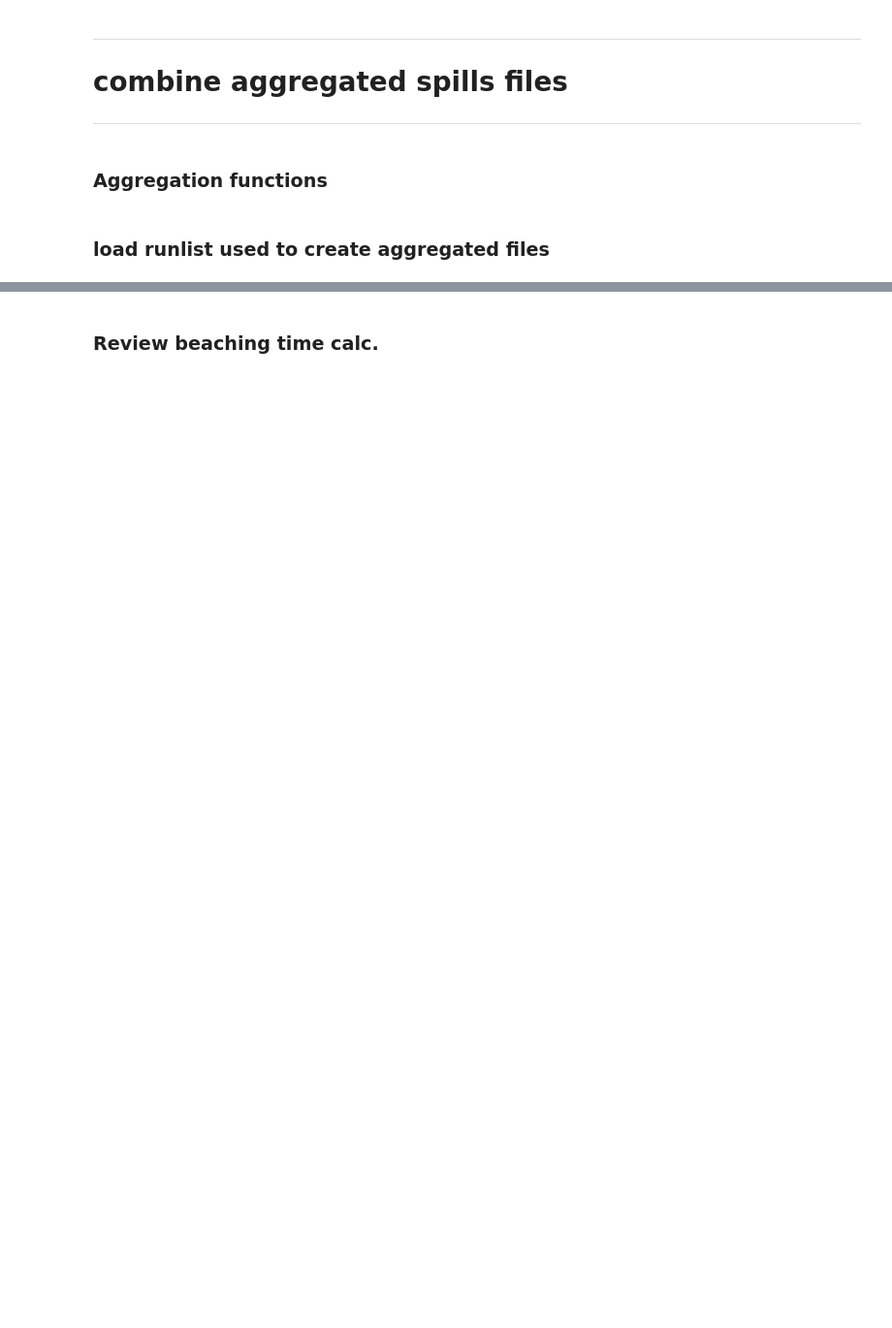
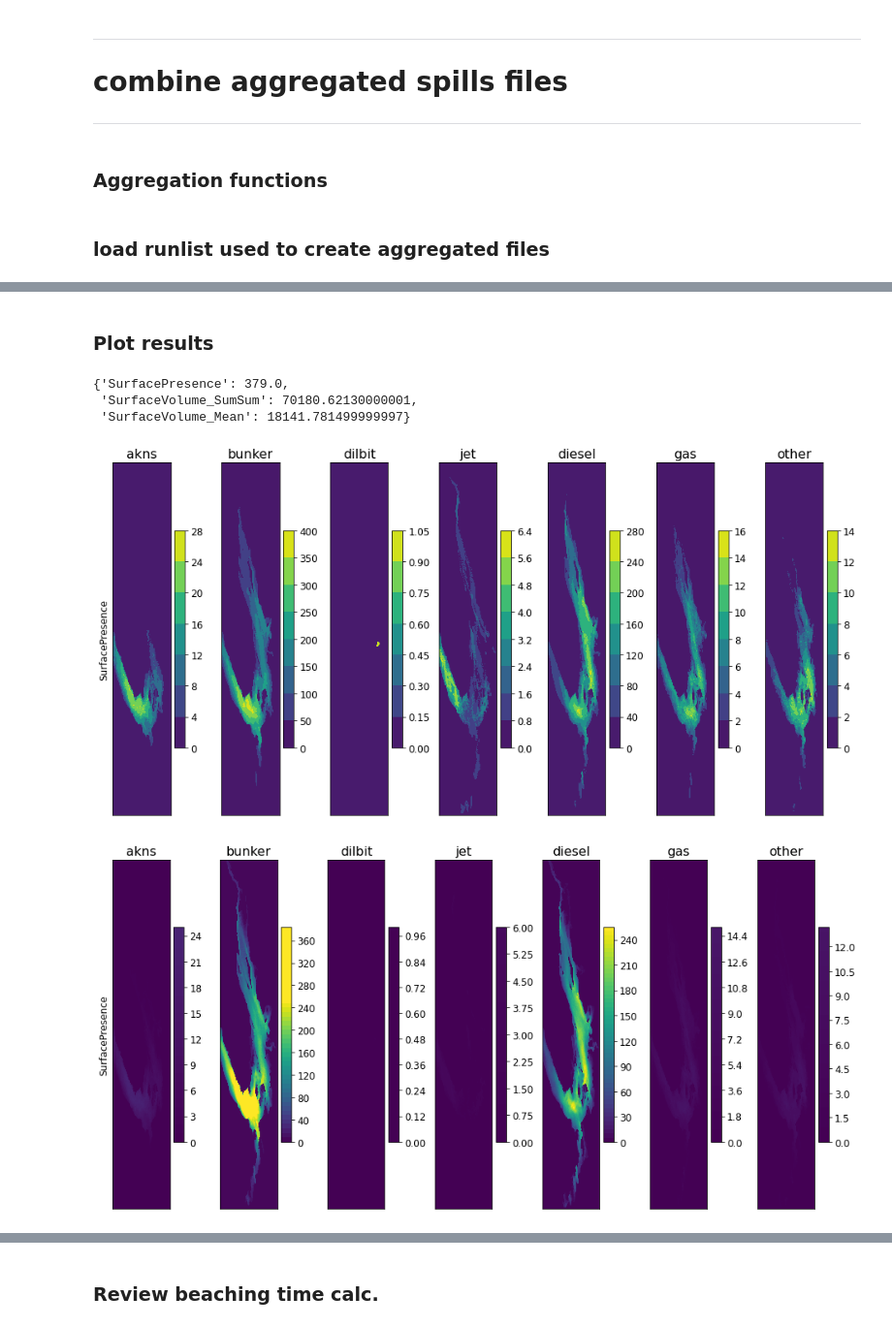
Before and after one commit to MIDOSS/analysis-rachael, a Jupyter notebook: notebooks/monte_carlo_dev/dev_combine_aggregated_oil_spills.ipynb, the cells around one changed output, grey strips where cells are left out. Shown: that part at 97% size. Saved outputs shown, nothing was run; the diff lists cells and outputs as text; code cells hidden in the pictures; blank space fills up the shorter version.

```diff
--- a/notebooks/monte_carlo_dev/dev_combine_aggregated_oil_spills.ipynb
+++ b/notebooks/monte_carlo_dev/dev_combine_aggregated_oil_spills.ipynb
@@ -122,0 +220,4 @@ beaching_files
+# %%
+b={}
+for idx,name in enumerate(beaching_files):
+    b[idx]=xarray.open_dataset(name)
@@ -122,0 +228,8 @@ beaching_files
+# %%
+for idx in [*b]:
+    ba_presence_diff = (b[idx]['BeachPresence']-
+                        b[idx]['BeachPresence_24h']-
+                        b[idx]['BeachPresence_24h_to_72h']-
+                        b[idx]['BeachPresence_72h_to_168h']
+                       )
+    print(f'{beaching_files[idx].split("/")[-1:]}: {ba_presence_diff.sum().values.item()}')
@@ -122,0 +254,44 @@ beaching_files
+# %% [markdown]
+### Plot results
+# %%
+plot_types = ['SurfacePresence','SurfaceVolume_SumSum','SurfaceVolume_Mean']
+# %%
+mx={}
+for plot_type in plot_types:
+    mx[plot_type]=0
+    for idx,oil in enumerate(oil_types):
+        mx[plot_type] = max(mx[plot_type], sa[oil][plot_type].max().values.item())
+# %%
+mx
+# %% [output]
+{'SurfacePresence': 379.0,
+ 'SurfaceVolume_SumSum': 70180.62130000001,
+ 'SurfaceVolume_Mean': 18141.781499999997}
+# %%
+cs={}
+plot_type='SurfacePresence'
+fig, axs = plt.subplots(1, 7, figsize=(16, 8), gridspec_kw={'wspace': 0.5, 'hspace': 0.5})
+for idx,oil in enumerate(oil_types):
+    cs[idx]=axs[idx].contourf(
+        sa[oil][plot_type])
+    axs[idx].set_title(oil)
+    fig.colorbar(cs[idx], ax=axs[idx], shrink=0.9, orientation='vertical')
+    if idx==0:
+        axs[idx].set_ylabel(plot_type)
+    axs[idx].set_xticks([])
+    axs[idx].set_yticks([])
+fig, axs = plt.subplots(1, 7, figsize=(16, 8), gridspec_kw={'wspace': 0.5, 'hspace': 0.5})
+for idx,oil in enumerate(oil_types):
+    cs[idx]=axs[idx].contourf(
+        sa[oil][plot_type],
+        50, vmin=0,vmax=mx[plot_type]/1.5
+    )
+    axs[idx].set_title(oil)
+    fig.colorbar(cs[idx], ax=axs[idx], shrink=0.9, orientation='vertical')
+    if idx==0:
+        axs[idx].set_ylabel(plot_type)
+    axs[idx].set_xticks([])
+    axs[idx].set_yticks([])
+# %% [output]
+[figure, added]
+[figure, added]
```
Also changed, not shown: parts of 39 cells of this notebook.
